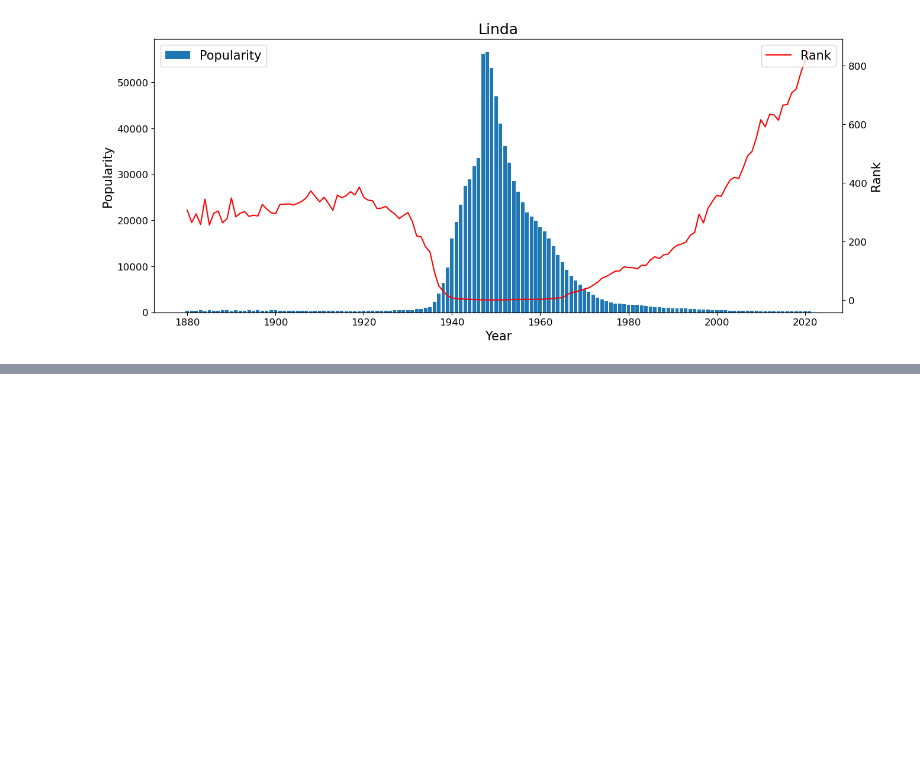
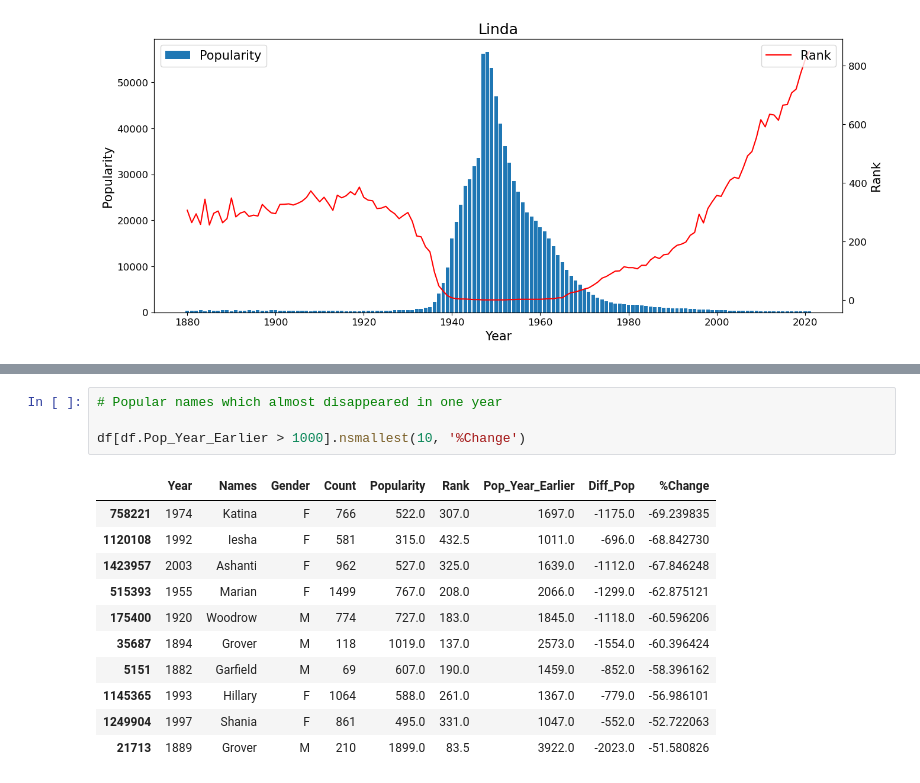
Before and after one commit to RochaErik/X-US-Baby-Names, a Jupyter notebook: EDA.ipynb, the cells around one changed output, grey strips where cells are left out. Drawn from its saved outputs; the diff is of its cells as text; blank space fills up the shorter version.

```diff
--- a/EDA.ipynb
+++ b/EDA.ipynb
@@ -694,0 +723,16 @@ plot_name('Linda', 'F')
+# %%
+# Popular names which almost disappeared in one year
+
+df[df.Pop_Year_Earlier > 1000].nsmallest(10, '%Change')
+# %% [output]
+|  | Year | Names | Gender | Count | Popularity | Rank | Pop_Year_Earlier | Diff_Pop | %Change |
+| 758221 | 1974 | Katina | F | 766 | 522.0 | 307.0 | 1697.0 | -1175.0 | -69.239835 |
+| 1120108 | 1992 | Iesha | F | 581 | 315.0 | 432.5 | 1011.0 | -696.0 | -68.842730 |
+| 1423957 | 2003 | Ashanti | F | 962 | 527.0 | 325.0 | 1639.0 | -1112.0 | -67.846248 |
+| 515393 | 1955 | Marian | F | 1499 | 767.0 | 208.0 | 2066.0 | -1299.0 | -62.875121 |
+| 175400 | 1920 | Woodrow | M | 774 | 727.0 | 183.0 | 1845.0 | -1118.0 | -60.596206 |
+| 35687 | 1894 | Grover | M | 118 | 1019.0 | 137.0 | 2573.0 | -1554.0 | -60.396424 |
+| 5151 | 1882 | Garfield | M | 69 | 607.0 | 190.0 | 1459.0 | -852.0 | -58.396162 |
+| 1145365 | 1993 | Hillary | F | 1064 | 588.0 | 261.0 | 1367.0 | -779.0 | -56.986101 |
+| 1249904 | 1997 | Shania | F | 861 | 495.0 | 331.0 | 1047.0 | -552.0 | -52.722063 |
+| 21713 | 1889 | Grover | M | 210 | 1899.0 | 83.5 | 3922.0 | -2023.0 | -51.580826 |
```
Also changed, not shown: parts of 15 cells of this notebook.
